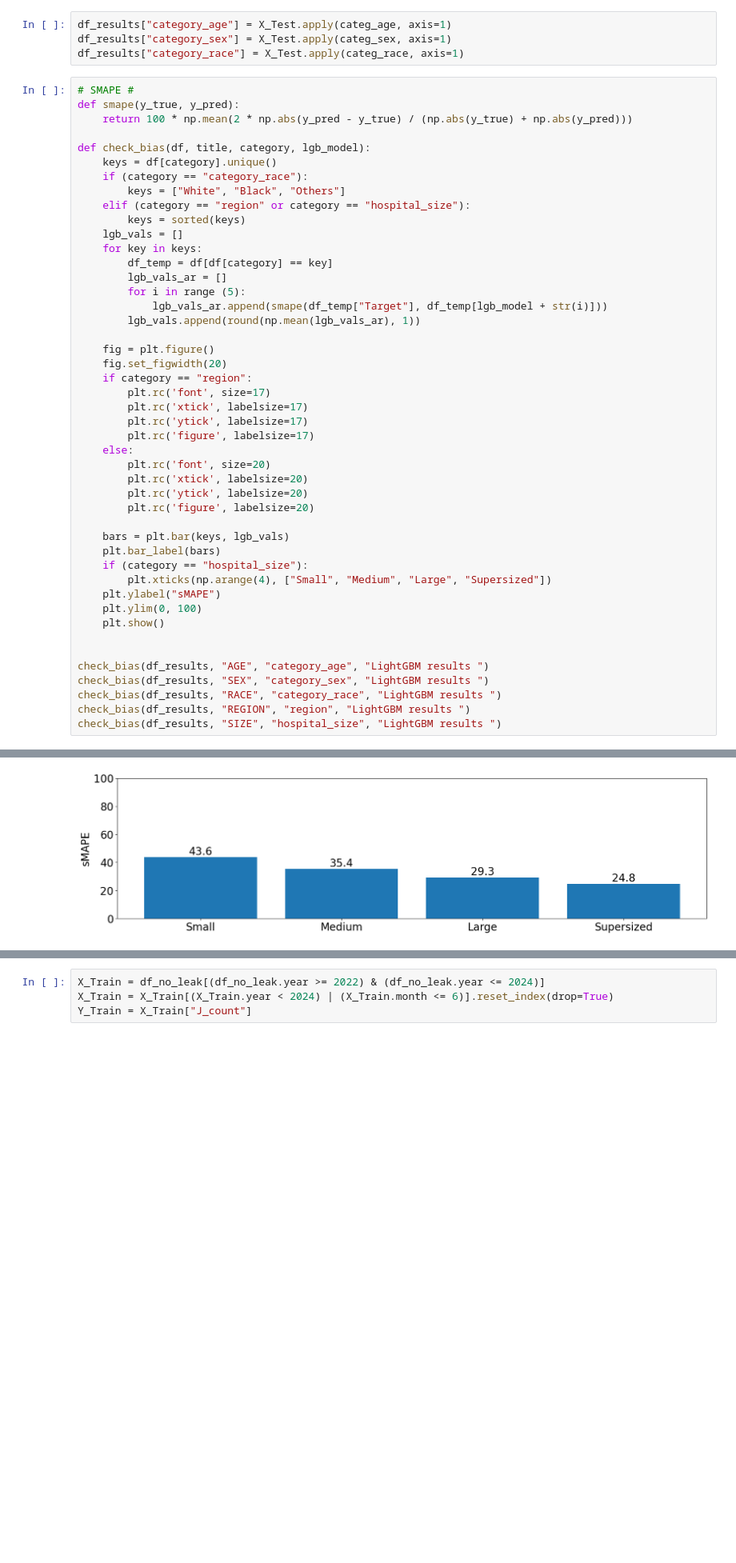
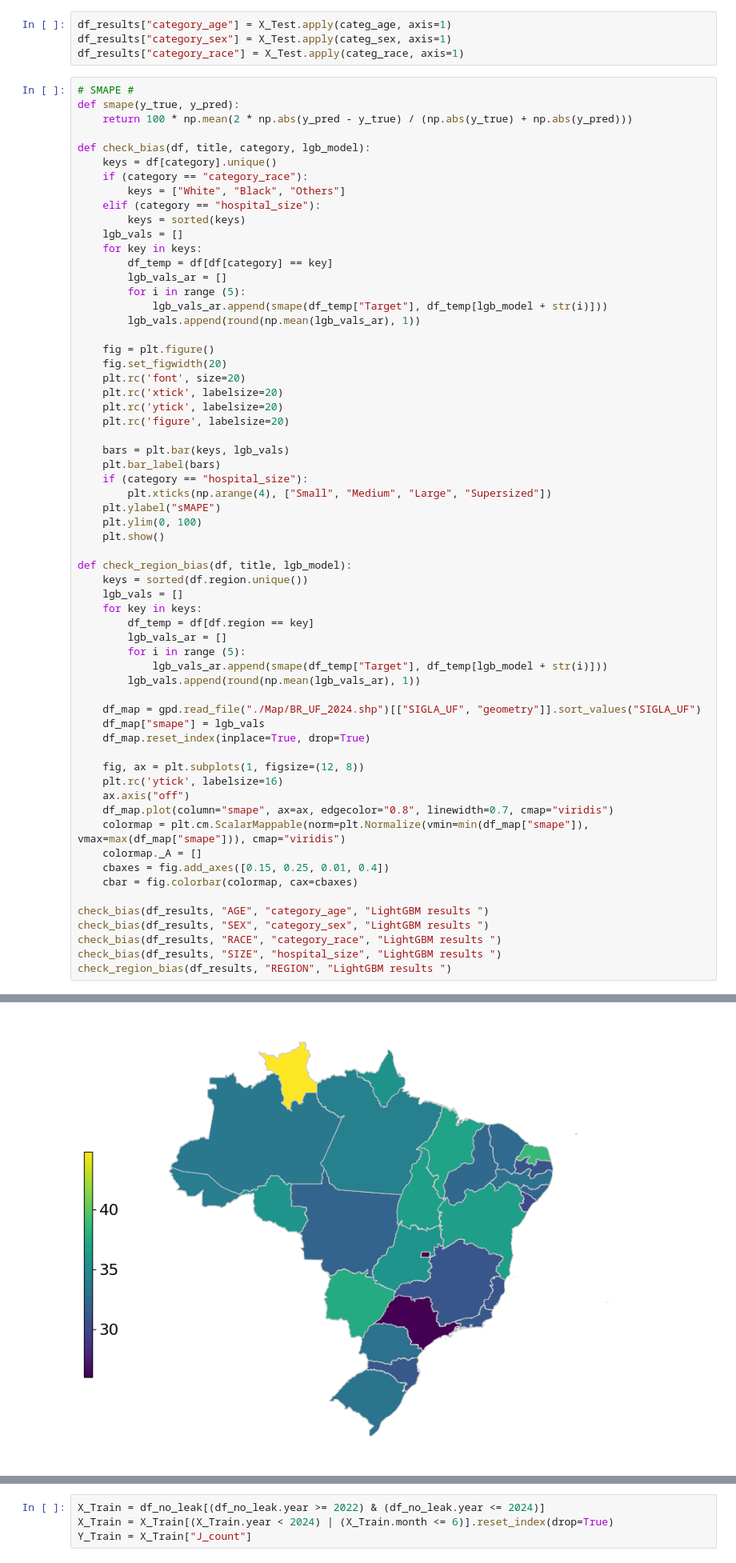
Before and after one commit to Nefex-Shadow/Toy_Example_NIAR_en, a Jupyter notebook: v2.ipynb, the cells around one changed output, grey strips where cells are left out. Shown at 80% size. Drawn from its saved outputs; the diff is of its cells as text; blank space fills up the shorter version.

Commit message:
Added regional map

```diff
--- a/v2.ipynb
+++ b/v2.ipynb
@@ -224,7 +225,7 @@ def check_bias(df, title, category, lgb_model):
     keys = df[category].unique()
     if (category == "category_race"):
         keys = ["White", "Black", "Others"]
-    elif (category == "region" or category == "hospital_size"):
+    elif (category == "hospital_size"):
         keys = sorted(keys)
     lgb_vals = []
     for key in keys:
@@ -236,16 +237,10 @@ def check_bias(df, title, category, lgb_model):
 
     fig = plt.figure()
     fig.set_figwidth(20)
-    if category == "region":
-        plt.rc('font', size=17)
-        plt.rc('xtick', labelsize=17)
-        plt.rc('ytick', labelsize=17)
-        plt.rc('figure', labelsize=17)
-    else:
-        plt.rc('font', size=20)
-        plt.rc('xtick', labelsize=20)
-        plt.rc('ytick', labelsize=20)
-        plt.rc('figure', labelsize=20)
+    plt.rc('font', size=20)
+    plt.rc('xtick', labelsize=20)
+    plt.rc('ytick', labelsize=20)
+    plt.rc('figure', labelsize=20)
 
     bars = plt.bar(keys, lgb_vals)
     plt.bar_label(bars)
@@ -255,12 +250,34 @@ def check_bias(df, title, category, lgb_model):
     plt.ylim(0, 100)
     plt.show()
 
+def check_region_bias(df, title, lgb_model):
+    keys = sorted(df.region.unique())
+    lgb_vals = []
+    for key in keys:
+        df_temp = df[df.region == key]
+        lgb_vals_ar = []
+        for i in range (5):
+            lgb_vals_ar.append(smape(df_temp["Target"], df_temp[lgb_model + str(i)]))
+        lgb_vals.append(round(np.mean(lgb_vals_ar), 1))
+
+    df_map = gpd.read_file("./Map/BR_UF_2024.shp")[["SIGLA_UF", "geometry"]].sort_values("SIGLA_UF")
+    df_map["smape"] = lgb_vals
+    df_map.reset_index(inplace=True, drop=True)
+
+    fig, ax = plt.subplots(1, figsize=(12, 8))
+    plt.rc('ytick', labelsize=16)
+    ax.axis("off")
+    df_map.plot(column="smape", ax=ax, edgecolor="0.8", linewidth=0.7, cmap="viridis")
+    colormap = plt.cm.ScalarMappable(norm=plt.Normalize(vmin=min(df_map["smape"]), vmax=max(df_map["smape"])), cmap="viridis")
+    colormap._A = []
+    cbaxes = fig.add_axes([0.15, 0.25, 0.01, 0.4])
+    cbar = fig.colorbar(colormap, cax=cbaxes)
 
 check_bias(df_results, "AGE", "category_age", "LightGBM results ")
 check_bias(df_results, "SEX", "category_sex", "LightGBM results ")
 check_bias(df_results, "RACE", "category_race", "LightGBM results ")
-check_bias(df_results, "REGION", "region", "LightGBM results ")
 check_bias(df_results, "SIZE", "hospital_size", "LightGBM results ")
+check_region_bias(df_results, "REGION", "LightGBM results ")
 # %% [output]
 [figure]
 [figure]
@@ -269,4 +286,4 @@ check_bias(df_results, "SIZE", "hospital_size", "LightGBM results ")
-[figure, old version]
+[figure, new version]
 # %% [markdown]
 A métrica SMAPE verifica em até quantos porcento o modelo erra (por exemplo, erramos em GO até 50% do valor correto, pelo modelo LightGBM). Isso significa que valores maiores representam performance pior do modelo, indicando uma taxa de erro maior.
 
```
Also changed, not shown: parts of 17 cells of this notebook, 5 other files.
